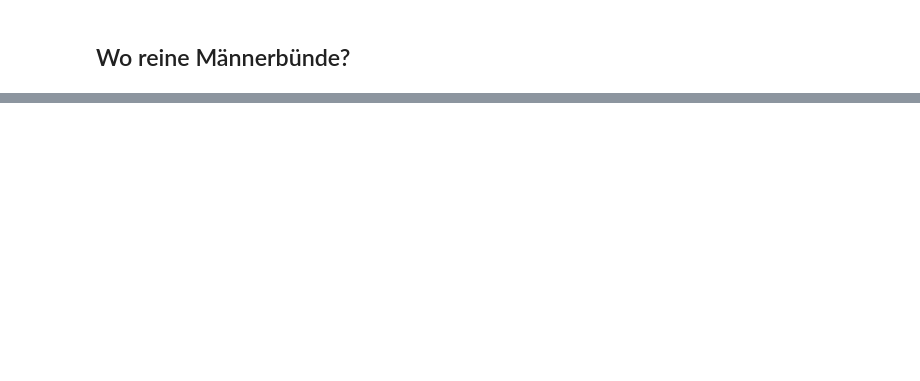
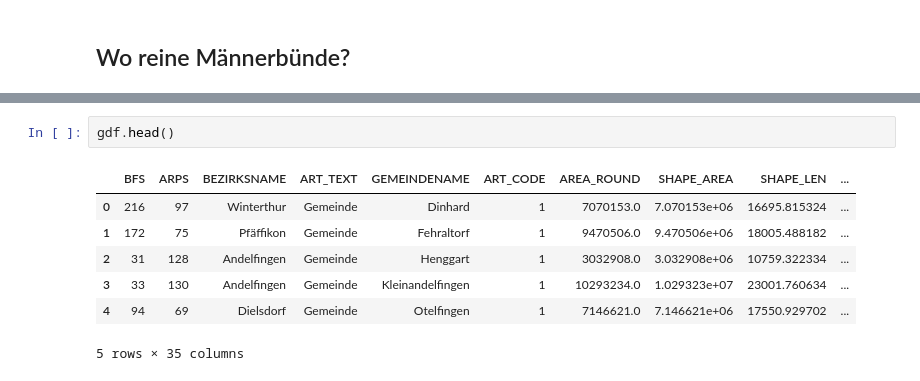
Before and after one commit to simonhuwiler/zh_gemeinderaete, a Jupyter notebook: python/2021_maps.ipynb, the cells around one changed output, grey strips where cells are left out. Cells and saved outputs as stored; diff of their text form; blank space fills up the shorter version.

```diff
--- a/python/2021_maps.ipynb
+++ b/python/2021_maps.ipynb
@@ -194,0 +252,10 @@ gdf.plot(column='menonly', legend=True, figsize=(10, 10), cmap='OrRd')
+# %%
+gdf.head()
+# %% [output]
+|  | BFS | ARPS | BEZIRKSNAME | ART_TEXT | GEMEINDENAME | ART_CODE | AREA_ROUND | SHAPE_AREA | SHAPE_LEN | ... |
+| 0 | 216 | 97 | Winterthur | Gemeinde | Dinhard | 1 | 7070153.0 | 7.070153e+06 | 16695.815324 | ... |
+| 1 | 172 | 75 | Pfäffikon | Gemeinde | Fehraltorf | 1 | 9470506.0 | 9.470506e+06 | 18005.488182 | ... |
+| 2 | 31 | 128 | Andelfingen | Gemeinde | Henggart | 1 | 3032908.0 | 3.032908e+06 | 10759.322334 | ... |
+| 3 | 33 | 130 | Andelfingen | Gemeinde | Kleinandelfingen | 1 | 10293234.0 | 1.029323e+07 | 23001.760634 | ... |
+| 4 | 94 | 69 | Dielsdorf | Gemeinde | Otelfingen | 1 | 7146621.0 | 7.146621e+06 | 17550.929702 | ... |
+5 rows × 35 columns
```
Also changed, not shown: parts of 10 cells of this notebook, 12 other files.
